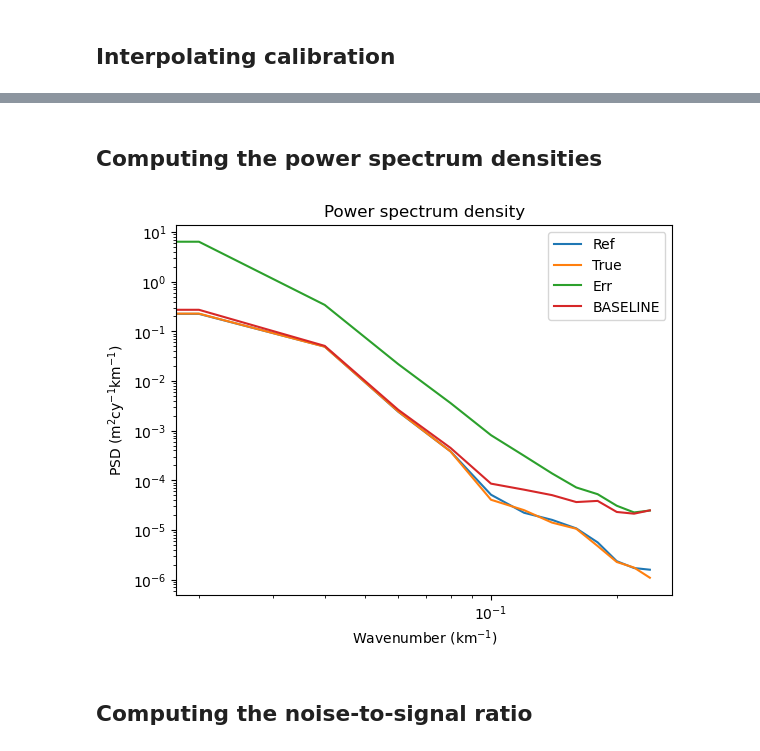
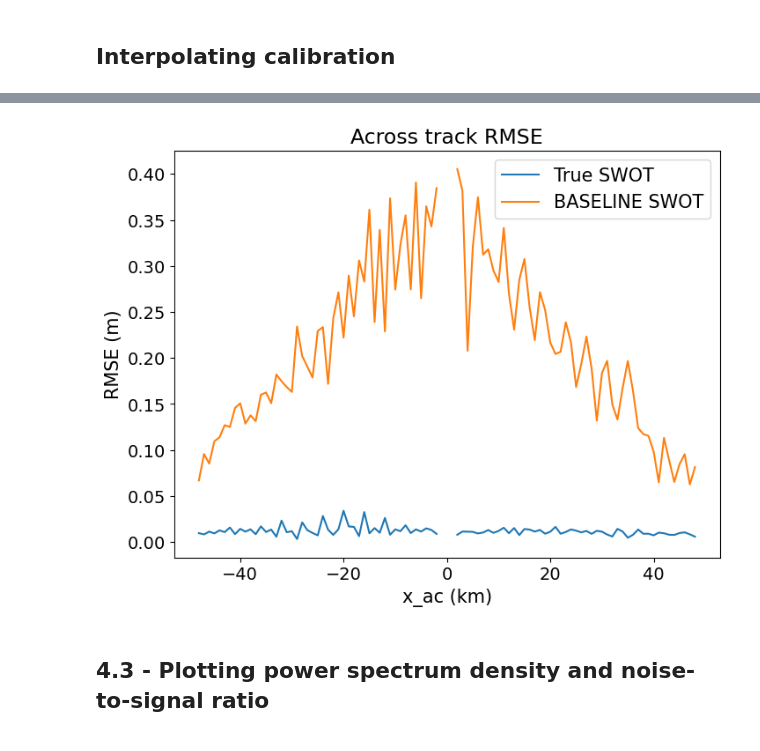
Before and after one commit to SammyMetref/2022c_SWOT_error_calibration_GS, a Jupyter notebook: notebooks_evaluate_on_nadirs/demo_evaluation_onnadirs_baseline.ipynb, the cells around one changed output, grey strips where cells are left out. Cells and saved outputs as stored; diff of their text form; code cells hidden in the pictures.

```diff
--- a/notebooks_evaluate_on_nadirs/demo_evaluation_onnadirs_baseline.ipynb
+++ b/notebooks_evaluate_on_nadirs/demo_evaluation_onnadirs_baseline.ipynb
@@ -268,2 +116,0 @@ lon_segment, lat_segment, ref_segment, cal_segment, npt= compute_segment_alongtr
-# %% [markdown]
-## Computing the power spectrum densities
@@ -297,14 +117,6 @@ _, global_psd_cal = scipy.signal.welch(np.asarray(cal_segment).flatten(),
-# %%
-plt.title('Power spectrum density')
-plt.xlabel('Wavenumber (km$^{-1}$)')
-plt.ylabel('PSD (m$^2$cy$^{-1}$km$^{-1}$)')
-plt.loglog(global_wavenumber, global_psd_ref,label='Ref')
-plt.loglog(global_wavenumber, global_psd_true,label='True')
-plt.loglog(global_wavenumber, global_psd_err,label='Err')
-plt.loglog(global_wavenumber, global_psd_cal,label='BASELINE')
-plt.legend()
-plt.show()
-# %% [output]
-[figure, removed]
+# %%
+calib_bench_onnadirs.display_stats_acrosstrack(stat_output_filename, calib=calib_name)
+# %% [output]
+[figure, added]
 # %% [markdown]
-## Computing the noise-to-signal ratio
+## 4.3 - Plotting power spectrum density and noise-to-signal ratio
```
Also changed, not shown: parts of 27 cells of this notebook, 6 other files.
